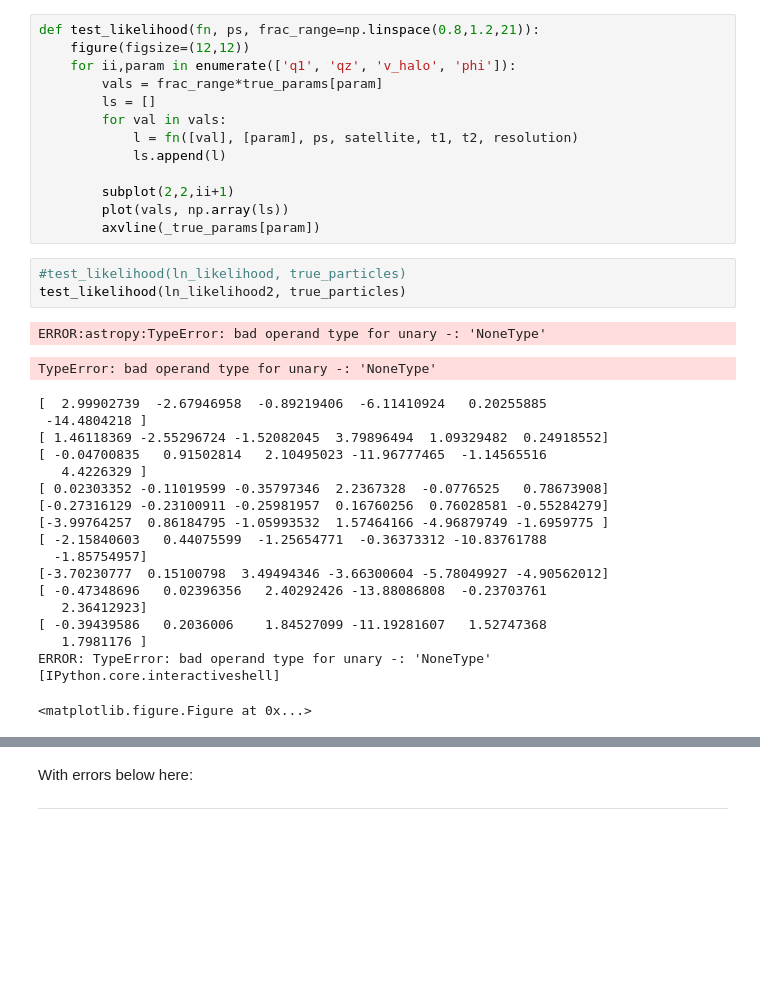
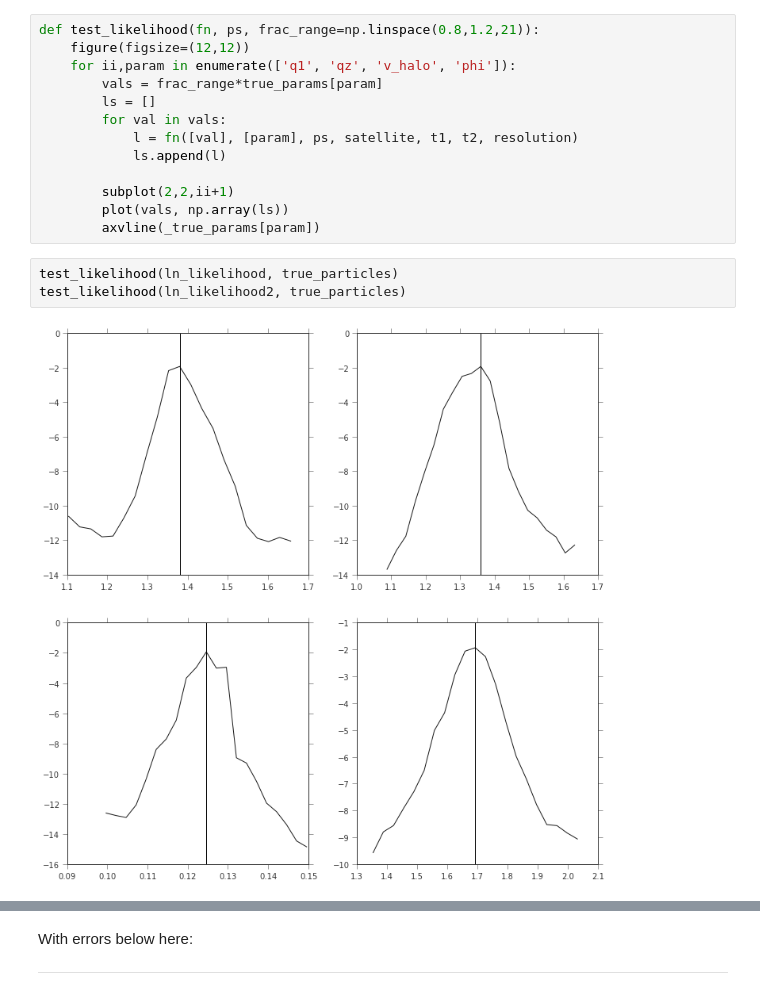
Before and after one commit to adrn/streams, a Jupyter notebook: text/notebooks/Compute covariance matrix.ipynb, the cells around one changed output, grey strips where cells are left out. Cells and saved outputs as stored; diff of their text form; blank space fills up the shorter version.

```diff
--- a/text/notebooks/Compute covariance matrix.ipynb
+++ b/text/notebooks/Compute covariance matrix.ipynb
@@ -193,25 +215,7 @@ def test_likelihood(fn, ps, frac_range=np.linspace(0.8,1.2,21)):
         plot(vals, np.array(ls))
         axvline(_true_params[param])
 # %%
-#test_likelihood(ln_likelihood, true_particles)
+test_likelihood(ln_likelihood, true_particles)
 test_likelihood(ln_likelihood2, true_particles)
 # %% [output]
-ERROR:astropy:TypeError: bad operand type for unary -: 'NoneType'
-TypeError: bad operand type for unary -: 'NoneType'
-[  2.99902739  -2.67946958  -0.89219406  -6.11410924   0.20255885
- -14.4804218 ]
-[ 1.46118369 -2.55296724 -1.52082045  3.79896494  1.09329482  0.24918552]
-[ -0.04700835   0.91502814   2.10495023 -11.96777465  -1.14565516
-   4.4226329 ]
-[ 0.02303352 -0.11019599 -0.35797346  2.2367328  -0.0776525   0.78673908]
-[-0.27316129 -0.23100911 -0.25981957  0.16760256  0.76028581 -0.55284279]
-[-3.99764257  0.86184795 -1.05993532  1.57464166 -4.96879749 -1.6959775 ]
-[ -2.15840603   0.44075599  -1.25654771  -0.36373312 -10.83761788
-  -1.85754957]
-[-3.70230777  0.15100798  3.49494346 -3.66300604 -5.78049927 -4.90562012]
-[ -0.47348696   0.02396356   2.40292426 -13.88086808  -0.23703761
-   2.36412923]
-[ -0.39439586   0.2036006    1.84527099 -11.19281607   1.52747368
-   1.7981176 ]
-ERROR: TypeError: bad operand type for unary -: 'NoneType' [IPython.core.interactiveshell]
-<matplotlib.figure.Figure at 0x...>
+[figure, added]
```
Also changed, not shown: parts of 9 cells of this notebook.
